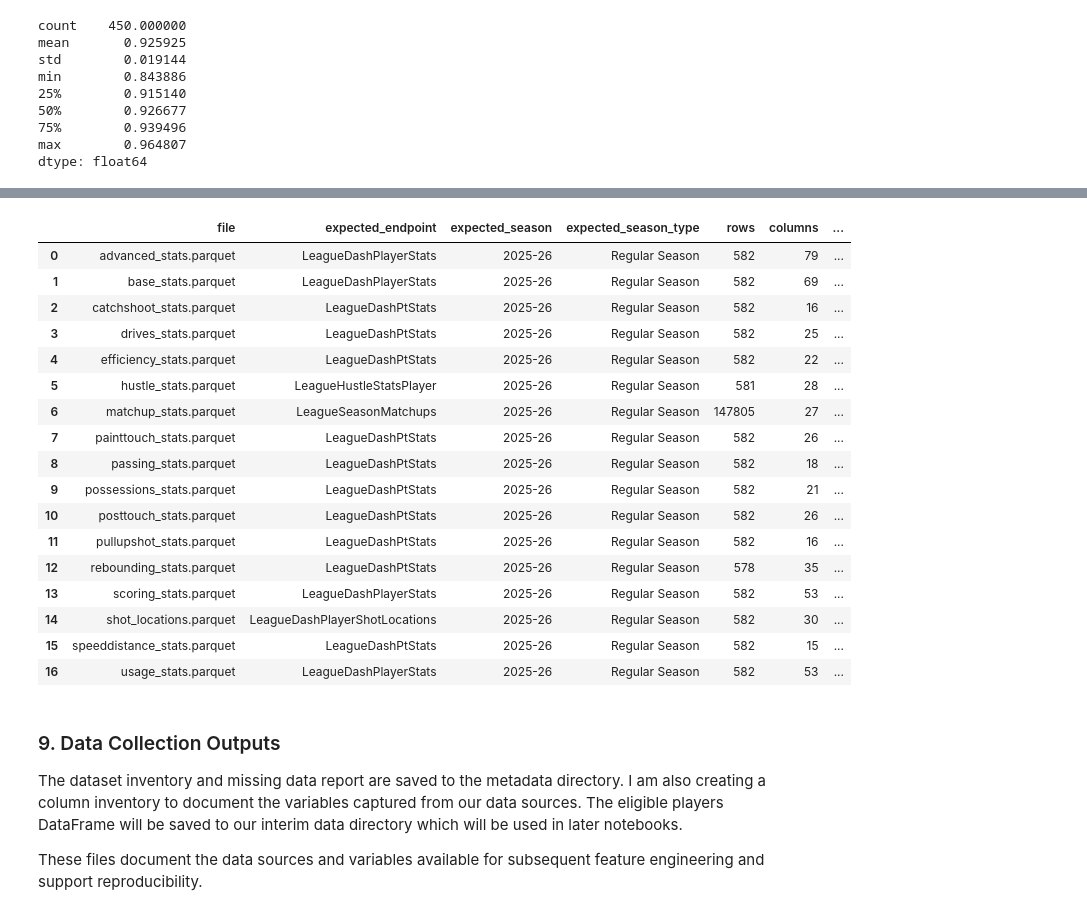
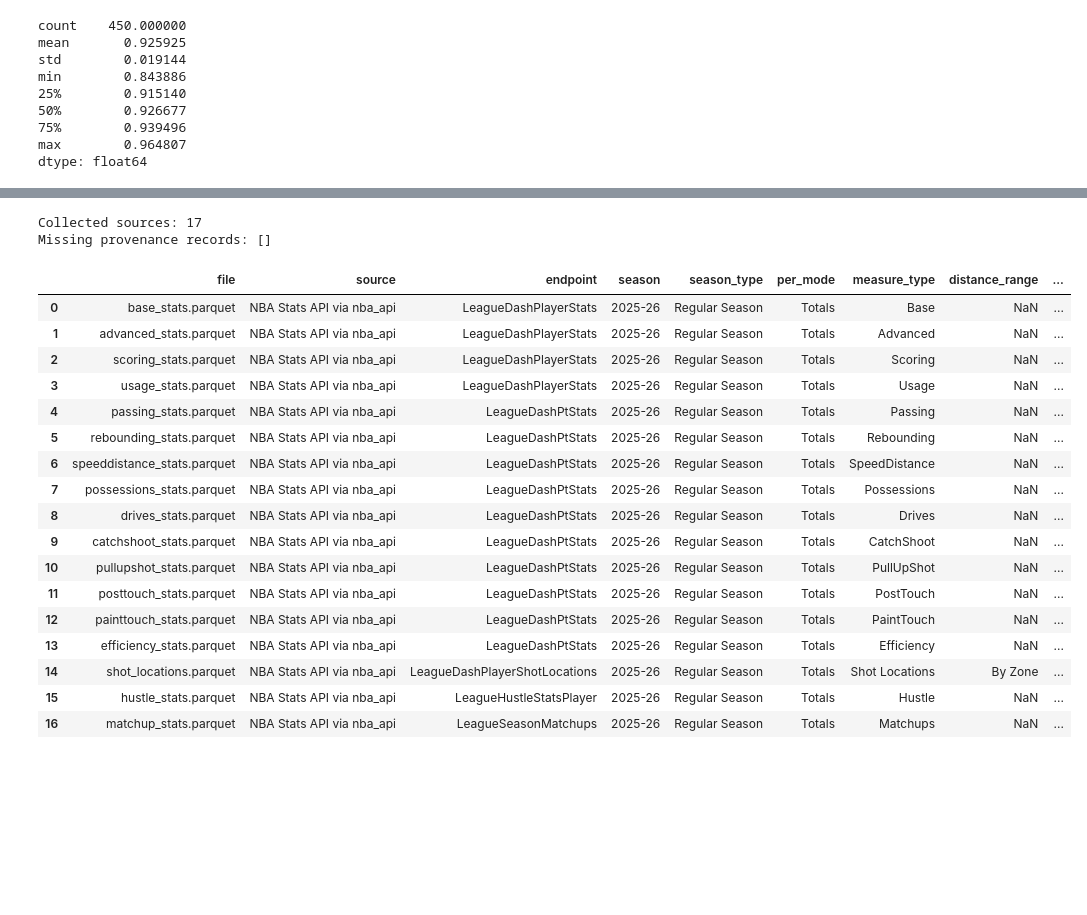
Before and after one commit to alex-abrego/nba-player-archetype-analysis, a Jupyter notebook: notebooks/01_data_collection.ipynb, the cells around one changed output, grey strips where cells are left out. Drawn from its saved outputs; the diff is of its cells as text; code cells hidden in the pictures; blank space fills up the shorter version.

Commit message:
chore: finalize data collection/validation src, scripts, and notebook

```diff
--- a/notebooks/01_data_collection.ipynb
+++ b/notebooks/01_data_collection.ipynb
@@ -347,63 +339,29 @@ dtype: float64
 # %%
-manifest = []
+source_manifest = pd.read_csv(METADATA_DIR / "source_manifest.csv")
 
-for file in sorted(RAW_DATA_DIR.glob("*.parquet")):
+print("Collected sources:", len(source_manifest))
 
-    name = file.stem
-
-    if name in [f"{x}_stats" for x in player_types]:
-        endpoint = "LeagueDashPlayerStats"
-
-    elif name in [f"{x}_stats" for x in tracking_types]:
-        endpoint = "LeagueDashPtStats"
-
-    elif name == "shot_locations":
-        endpoint = "LeagueDashPlayerShotLocations"
-
-    elif name == "hustle_stats":
-        endpoint = "LeagueHustleStatsPlayer"
-
-    elif name == "matchup_stats":
-        endpoint = "LeagueSeasonMatchups"
-
-    else:
-        endpoint = "Unknown"
-
-    manifest.append({
-        "file": file.name,
-        "expected_endpoint": endpoint,
-        "expected_season": SEASON,
-        "expected_season_type": SEASON_TYPE,
-        "rows": len(datasets[name]),
-        "columns": len(datasets[name].columns),
-        "historical_settings_verified": "No",
-    })
-
-source_manifest = pd.DataFrame(manifest)
+print("Missing provenance records:", sorted(expected_files - set(source_manifest["file"])))
 
 display(source_manifest)
 # %% [output]
+Collected sources: 17
+Missing provenance records: []
-|  | file | expected_endpoint | expected_season | expected_season_type | rows | columns | ... |
-| 0 | advanced_stats.parquet | LeagueDashPlayerStats | 2025-26 | Regular Season | 582 | 79 | ... |
-| 1 | base_stats.parquet | LeagueDashPlayerStats | 2025-26 | Regular Season | 582 | 69 | ... |
-| 2 | catchshoot_stats.parquet | LeagueDashPtStats | 2025-26 | Regular Season | 582 | 16 | ... |
-| 3 | drives_stats.parquet | LeagueDashPtStats | 2025-26 | Regular Season | 582 | 25 | ... |
-| 4 | efficiency_stats.parquet | LeagueDashPtStats | 2025-26 | Regular Season | 582 | 22 | ... |
-| 5 | hustle_stats.parquet | LeagueHustleStatsPlayer | 2025-26 | Regular Season | 581 | 28 | ... |
-| 6 | matchup_stats.parquet | LeagueSeasonMatchups | 2025-26 | Regular Season | 147805 | 27 | ... |
-| 7 | painttouch_stats.parquet | LeagueDashPtStats | 2025-26 | Regular Season | 582 | 26 | ... |
-| 8 | passing_stats.parquet | LeagueDashPtStats | 2025-26 | Regular Season | 582 | 18 | ... |
-| 9 | possessions_stats.parquet | LeagueDashPtStats | 2025-26 | Regular Season | 582 | 21 | ... |
-| 10 | posttouch_stats.parquet | LeagueDashPtStats | 2025-26 | Regular Season | 582 | 26 | ... |
-| 11 | pullupshot_stats.parquet | LeagueDashPtStats | 2025-26 | Regular Season | 582 | 16 | ... |
-| 12 | rebounding_stats.parquet | LeagueDashPtStats | 2025-26 | Regular Season | 578 | 35 | ... |
-| 13 | scoring_stats.parquet | LeagueDashPlayerStats | 2025-26 | Regular Season | 582 | 53 | ... |
-| 14 | shot_locations.parquet | LeagueDashPlayerShotLocations | 2025-26 | Regular Season | 582 | 30 | ... |
-| 15 | speeddistance_stats.parquet | LeagueDashPtStats | 2025-26 | Regular Season | 582 | 15 | ... |
-| 16 | usage_stats.parquet | LeagueDashPlayerStats | 2025-26 | Regular Season | 582 | 53 | ... |
+|  | file | source | endpoint | season | season_type | per_mode | measure_type | distance_range | ... |
+| 0 | base_stats.parquet | NBA Stats API via nba_api | LeagueDashPlayerStats | 2025-26 | Regular Season | Totals | Base | NaN | ... |
+| 1 | advanced_stats.parquet | NBA Stats API via nba_api | LeagueDashPlayerStats | 2025-26 | Regular Season | Totals | Advanced | NaN | ... |
+| 2 | scoring_stats.parquet | NBA Stats API via nba_api | LeagueDashPlayerStats | 2025-26 | Regular Season | Totals | Scoring | NaN | ... |
+| 3 | usage_stats.parquet | NBA Stats API via nba_api | LeagueDashPlayerStats | 2025-26 | Regular Season | Totals | Usage | NaN | ... |
+| 4 | passing_stats.parquet | NBA Stats API via nba_api | LeagueDashPtStats | 2025-26 | Regular Season | Totals | Passing | NaN | ... |
+| 5 | rebounding_stats.parquet | NBA Stats API via nba_api | LeagueDashPtStats | 2025-26 | Regular Season | Totals | Rebounding | NaN | ... |
+| 6 | speeddistance_stats.parquet | NBA Stats API via nba_api | LeagueDashPtStats | 2025-26 | Regular Season | Totals | SpeedDistance | NaN | ... |
+| 7 | possessions_stats.parquet | NBA Stats API via nba_api | LeagueDashPtStats | 2025-26 | Regular Season | Totals | Possessions | NaN | ... |
+| 8 | drives_stats.parquet | NBA Stats API via nba_api | LeagueDashPtStats | 2025-26 | Regular Season | Totals | Drives | NaN | ... |
+| 9 | catchshoot_stats.parquet | NBA Stats API via nba_api | LeagueDashPtStats | 2025-26 | Regular Season | Totals | CatchShoot | NaN | ... |
+| 10 | pullupshot_stats.parquet | NBA Stats API via nba_api | LeagueDashPtStats | 2025-26 | Regular Season | Totals | PullUpShot | NaN | ... |
+| 11 | posttouch_stats.parquet | NBA Stats API via nba_api | LeagueDashPtStats | 2025-26 | Regular Season | Totals | PostTouch | NaN | ... |
+| 12 | painttouch_stats.parquet | NBA Stats API via nba_api | LeagueDashPtStats | 2025-26 | Regular Season | Totals | PaintTouch | NaN | ... |
+| 13 | efficiency_stats.parquet | NBA Stats API via nba_api | LeagueDashPtStats | 2025-26 | Regular Season | Totals | Efficiency | NaN | ... |
+| 14 | shot_locations.parquet | NBA Stats API via nba_api | LeagueDashPlayerShotLocations | 2025-26 | Regular Season | Totals | Shot Locations | By Zone | ... |
+| 15 | hustle_stats.parquet | NBA Stats API via nba_api | LeagueHustleStatsPlayer | 2025-26 | Regular Season | Totals | Hustle | NaN | ... |
+| 16 | matchup_stats.parquet | NBA Stats API via nba_api | LeagueSeasonMatchups | 2025-26 | Regular Season | Totals | Matchups | NaN | ... |
-# %% [markdown]
-### 9. Data Collection Outputs
-
-The dataset inventory and missing data report are saved to the metadata directory. I am also creating a column inventory to document the variables captured from our data sources. The eligible players DataFrame will be saved to our interim data directory which will be used in later notebooks.
-
-These files document the data sources and variables available for subsequent feature engineering and support reproducibility.
```
Also changed, not shown: parts of 15 cells of this notebook, 7 other files.
